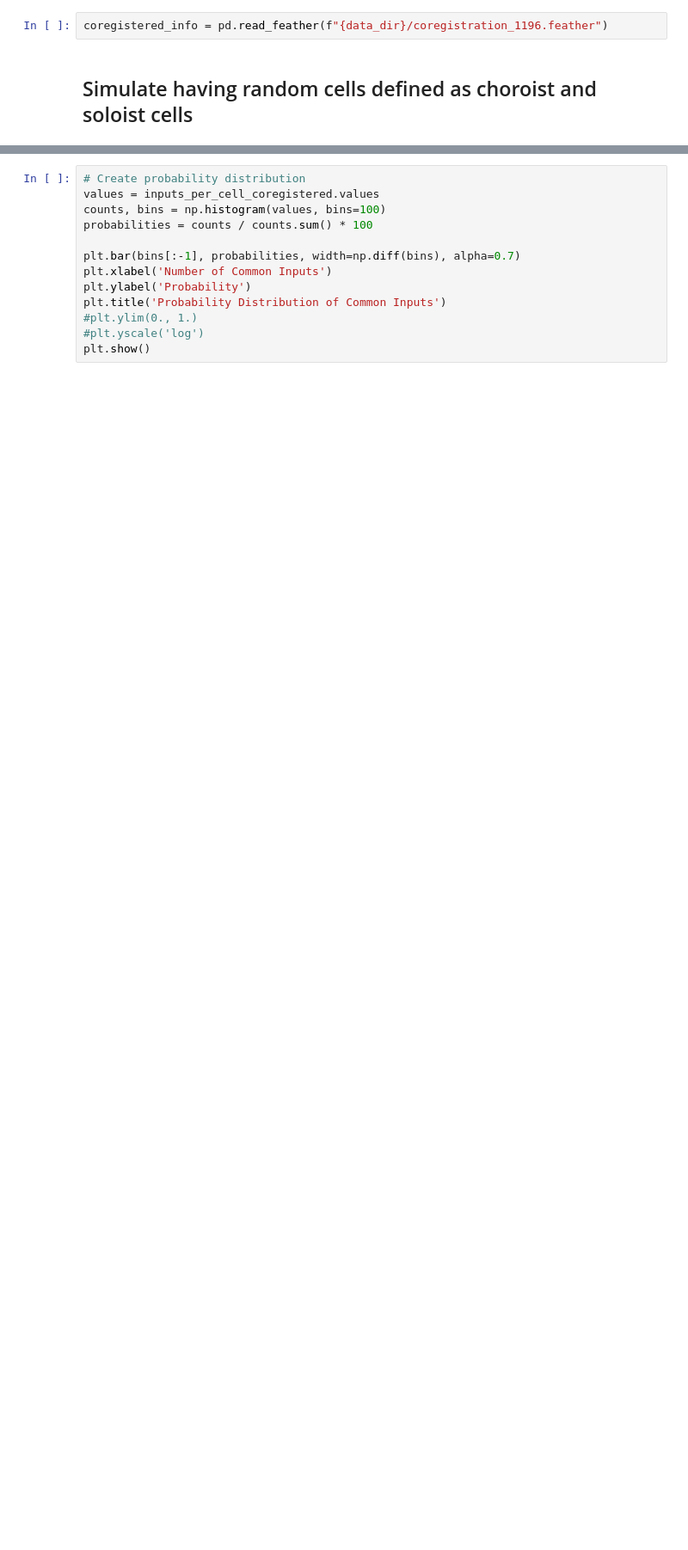
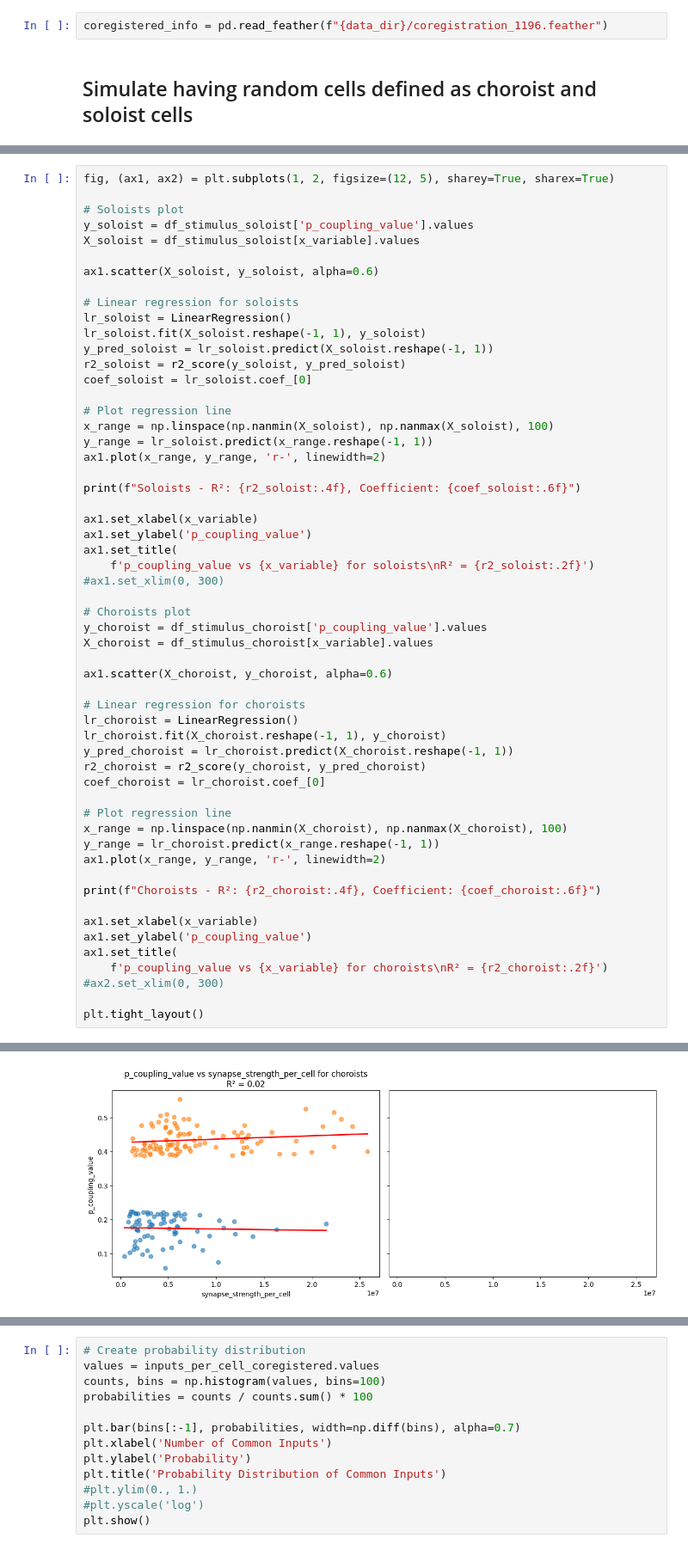
Before and after one commit to Cherk93/Functional_Connectivity_V1DD, a Jupyter notebook: scripts/choroist_vs_soloists.ipynb, the cells around one changed output, grey strips where cells are left out. Shown at 86% size. Saved outputs shown, nothing was run; the diff lists cells and outputs as text; blank space fills up the shorter version.

```diff
--- a/scripts/choroist_vs_soloists.ipynb
+++ b/scripts/choroist_vs_soloists.ipynb
@@ -345,0 +312,57 @@ Average inputs per cell: 163.92
+# %%
+fig, (ax1, ax2) = plt.subplots(1, 2, figsize=(12, 5), sharey=True, sharex=True)
+
+# Soloists plot
+y_soloist = df_stimulus_soloist['p_coupling_value'].values
+X_soloist = df_stimulus_soloist[x_variable].values
+
+ax1.scatter(X_soloist, y_soloist, alpha=0.6)
+
+# Linear regression for soloists
+lr_soloist = LinearRegression()
+lr_soloist.fit(X_soloist.reshape(-1, 1), y_soloist)
+y_pred_soloist = lr_soloist.predict(X_soloist.reshape(-1, 1))
+r2_soloist = r2_score(y_soloist, y_pred_soloist)
+coef_soloist = lr_soloist.coef_[0]
+
+# Plot regression line
+x_range = np.linspace(np.nanmin(X_soloist), np.nanmax(X_soloist), 100)
+y_range = lr_soloist.predict(x_range.reshape(-1, 1))
+ax1.plot(x_range, y_range, 'r-', linewidth=2)
+
+print(f"Soloists - R²: {r2_soloist:.4f}, Coefficient: {coef_soloist:.6f}")
+
+ax1.set_xlabel(x_variable)
+ax1.set_ylabel('p_coupling_value')
+ax1.set_title(
+    f'p_coupling_value vs {x_variable} for soloists\nR² = {r2_soloist:.2f}')
+#ax1.set_xlim(0, 300)
+
+# Choroists plot
+y_choroist = df_stimulus_choroist['p_coupling_value'].values
+X_choroist = df_stimulus_choroist[x_variable].values
+
+ax1.scatter(X_choroist, y_choroist, alpha=0.6)
+
+# Linear regression for choroists
+lr_choroist = LinearRegression()
+lr_choroist.fit(X_choroist.reshape(-1, 1), y_choroist)
+y_pred_choroist = lr_choroist.predict(X_choroist.reshape(-1, 1))
+r2_choroist = r2_score(y_choroist, y_pred_choroist)
+coef_choroist = lr_choroist.coef_[0]
+
+# Plot regression line
+x_range = np.linspace(np.nanmin(X_choroist), np.nanmax(X_choroist), 100)
+y_range = lr_choroist.predict(x_range.reshape(-1, 1))
+ax1.plot(x_range, y_range, 'r-', linewidth=2)
+
+print(f"Choroists - R²: {r2_choroist:.4f}, Coefficient: {coef_choroist:.6f}")
+
+ax1.set_xlabel(x_variable)
+ax1.set_ylabel('p_coupling_value')
+ax1.set_title(
+    f'p_coupling_value vs {x_variable} for choroists\nR² = {r2_choroist:.2f}')
+#ax2.set_xlim(0, 300)
+
+plt.tight_layout()
+# %% [output]
@@ -346,3 +371,4 @@ Average inputs per cell: 163.92
+[figure, added]
 # %%
 # Create probability distribution
 values = inputs_per_cell.values[inputs_per_cell.values < 100]
```
Also changed, not shown: parts of 28 cells of this notebook, 1 other file.
